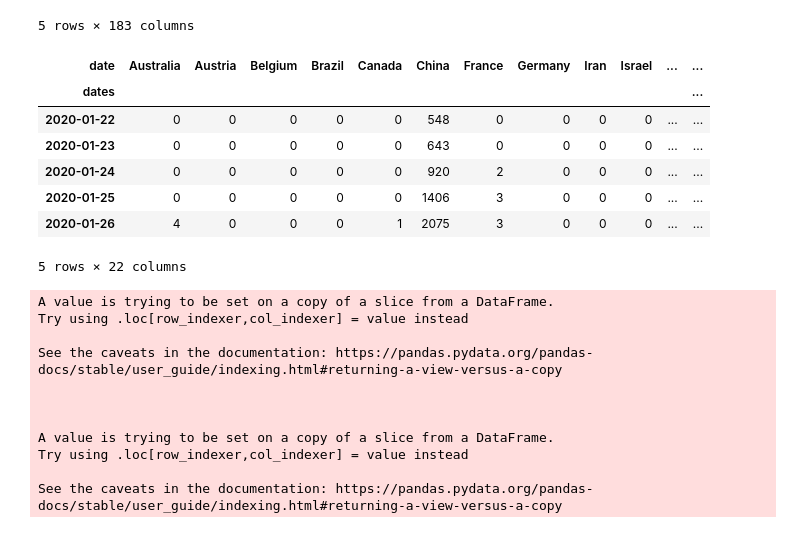
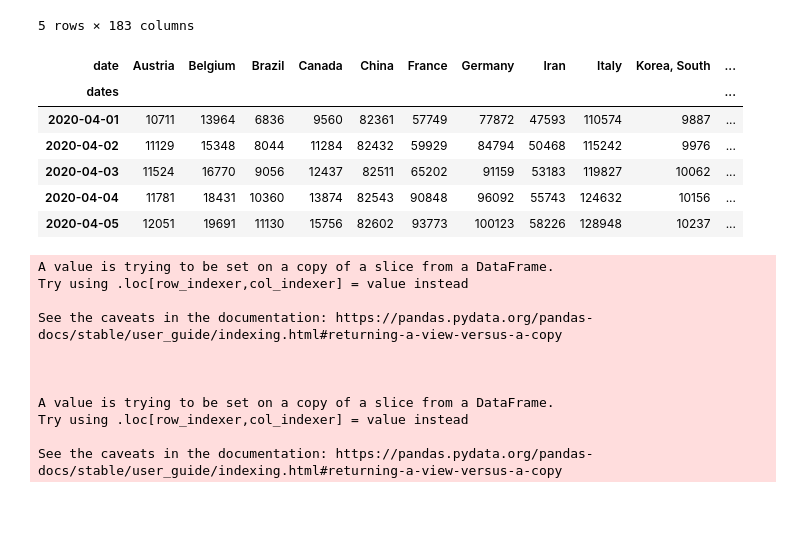
Before and after one commit to minix1234/minix1234.github.io, a Jupyter notebook: pelican/notebooks/activecases.ipynb, the cells around one changed output. Cells and saved outputs as stored; diff of their text form; code cells hidden in the pictures.

```diff
--- a/pelican/notebooks/activecases.ipynb
+++ b/pelican/notebooks/activecases.ipynb
@@ -6,10 +6,10 @@ import numpy as np
 url = 'https://raw.githubusercontent.com/CSSEGISandData/COVID-19/master/csse_covid_19_data/csse_covid_19_time_series/time_series_covid19_confirmed_global.csv'  #time_series_19-covid-Confirmed.csv'#
 dfcases = pd.read_csv(url,index_col=0,parse_dates=[0])
 dfcases = dfcases.drop(columns=['Lat','Long'])
-threshold = 5000  #used to remove countries in earlier infections from plots
+threshold = 10000  #used to remove countries in earlier infections from plots
 # %%
 #dfcases = pd.read_csv('time_series_19-covid-Confirmed.csv')
-df.at['Quebec','4/4/2020'] = 6997
+dfcases.at['Quebec','4/4/20'] = 6997
 dfcases.loc['Quebec']
 # %% [output]
 Country/Region    Canada
@@ -63,17 +63,17 @@ dfmax.to_csv('max.csv')
 # %%
 dfmax = dfmax[dfmax['max'] > threshold]
 llist = dfmax['country'].values.tolist()
+llist = llist + ['Japan']
 df1 = df[llist]
-df1.head()
+df1.tail()
 # %% [output]
-| date | Australia | Austria | Belgium | Brazil | Canada | China | France | Germany | Iran | Israel | ... | ... |
-| dates |  |  |  |  |  |  |  |  |  |  |  | ... |
-| 2020-01-22 | 0 | 0 | 0 | 0 | 0 | 548 | 0 | 0 | 0 | 0 | ... | ... |
-| 2020-01-23 | 0 | 0 | 0 | 0 | 0 | 643 | 0 | 0 | 0 | 0 | ... | ... |
-| 2020-01-24 | 0 | 0 | 0 | 0 | 0 | 920 | 2 | 0 | 0 | 0 | ... | ... |
-| 2020-01-25 | 0 | 0 | 0 | 0 | 0 | 1406 | 3 | 0 | 0 | 0 | ... | ... |
-| 2020-01-26 | 4 | 0 | 0 | 0 | 1 | 2075 | 3 | 0 | 0 | 0 | ... | ... |
+| date | Austria | Belgium | Brazil | Canada | China | France | Germany | Iran | Italy | Korea, South | ... |
+| dates |  |  |  |  |  |  |  |  |  |  | ... |
+| 2020-04-01 | 10711 | 13964 | 6836 | 9560 | 82361 | 57749 | 77872 | 47593 | 110574 | 9887 | ... |
+| 2020-04-02 | 11129 | 15348 | 8044 | 11284 | 82432 | 59929 | 84794 | 50468 | 115242 | 9976 | ... |
+| 2020-04-03 | 11524 | 16770 | 9056 | 12437 | 82511 | 65202 | 91159 | 53183 | 119827 | 10062 | ... |
+| 2020-04-04 | 11781 | 18431 | 10360 | 13874 | 82543 | 90848 | 96092 | 55743 | 124632 | 10156 | ... |
+| 2020-04-05 | 12051 | 19691 | 11130 | 15756 | 82602 | 93773 | 100123 | 58226 | 128948 | 10237 | ... |
-5 rows × 22 columns
 # %%
 # slice step to reverse values in index
 #df[::-1]
```
Also changed, not shown: parts of 7 cells of this notebook, 10 other files.
